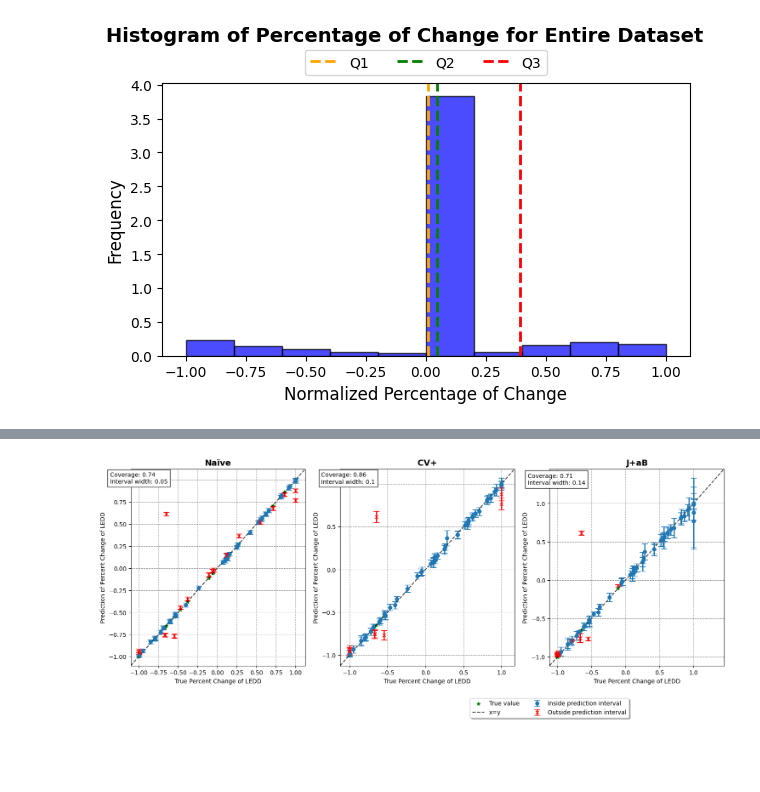
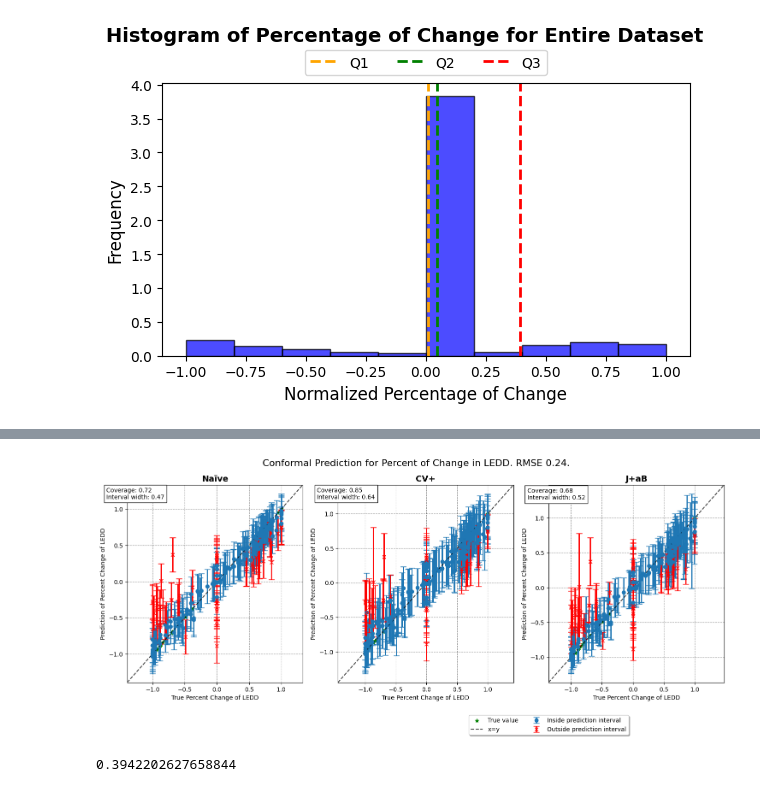
Before and after one commit to rdiazrincon/conformal_prediction_pd, a Jupyter notebook: conformal_pd.ipynb, the cells around one changed output, grey strips where cells are left out. Cells and saved outputs as stored; diff of their text form; code cells hidden in the pictures; blank space fills up the shorter version.

Commit message:
Run with cutoff c=0.93

```diff
--- a/conformal_pd.ipynb
+++ b/conformal_pd.ipynb
@@ -152,7 +152,7 @@ cutoffs.append(q1)
 cutoffs.append(q2)
 cutoffs.append(q3)
 cutoffs = sorted(cutoffs)
-cutoff = cutoffs[-1]
+cutoff = cutoffs[7]
 xgboost_df['prediction'] = normalized_pctg_change
 filtered_df = xgboost_df[y_pred_proba_conformal > cutoff]
 X_2 = filtered_df.iloc[:, :-1]
@@ -425,32 +426,36 @@ num_plots = rng.choice(len(y_test), int(perc_obs_plot*len(y_test)), replace=Fals
 fig, axs = plt.subplots(1, 3, figsize=(18, 6))
 coords = [axs[0], axs[1], axs[2]]
 
 for strategy, coord in zip(STRATEGIES.keys(), coords):
     plot_prediction_intervals(
         strategy, coord, y_test_sorted[strategy], y_pred_sorted[strategy],
         lower_bound[strategy], upper_bound[strategy],
         coverage[strategy], width[strategy], num_plots
         )
     coord.grid(True, linestyle='--', alpha=0.4, linewidth=0.8, color='black')  # Add grid to each subplot
 
-# fig.suptitle(f'Conformal Prediction for Percent of Change in LEDD. RMSE {rmse:.2f}.', fontsize=16)
+fig.suptitle(f'Conformal Prediction for Percent of Change in LEDD. RMSE {rmse:.2f}.', fontsize=16)
 lines_labels = [ax.get_legend_handles_labels() for ax in fig.axes]
 lines, labels = [sum(_, []) for _ in zip(*lines_labels)]
 plt.legend(
     lines[:4], labels[:4],
     loc='upper center',
     bbox_to_anchor=(0, -0.15),
     fancybox=True,
     shadow=True,
     ncol=2
 )
 # axs[0].set_xlim(-1.15, 1.15)
 axs[0].set_title("Naïve", fontsize=14, fontweight='bold')
 # axs[1].set_xlim(-1.15, 1.15)
 axs[1].set_title("CV+", fontsize=14, fontweight='bold')
 # axs[2].set_xlim(-1.15, 1.15)
 axs[2].set_title("J+aB", fontsize=14, fontweight='bold')
 # plt.tight_layout()
 plt.show()
 # %% [output]
-[figure, old version]
+[figure, new version]
+# %%
+cutoff
+# %% [output]
+0.3942202627658844
```
Also changed, not shown: parts of 4 cells of this notebook.
